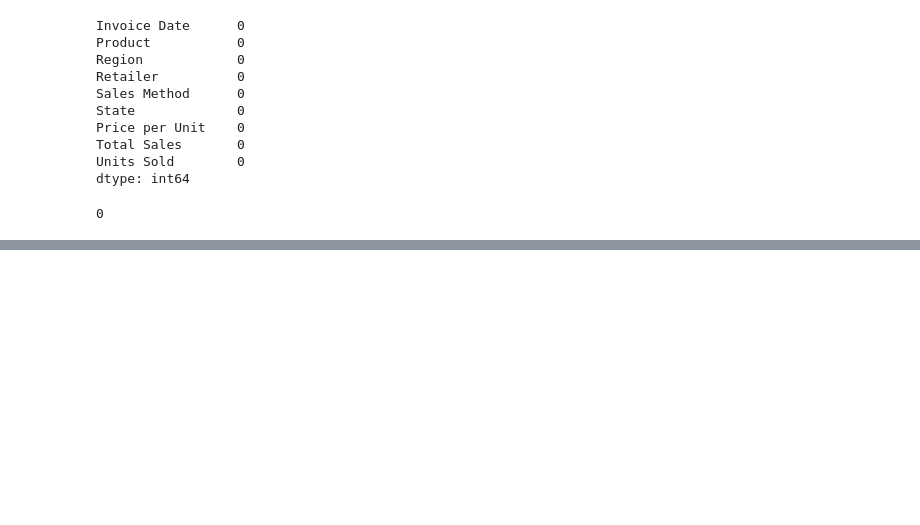
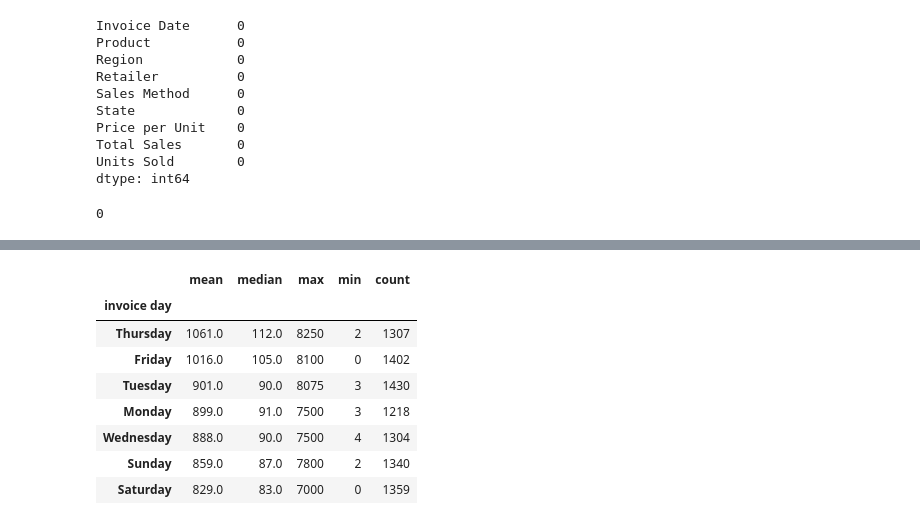
Before and after one commit to aruncb2/NIKE, a Jupyter notebook: nike_project.ipynb, the cells around one changed output, grey strips where cells are left out. Cells and saved outputs as stored; diff of their text form; code cells hidden in the pictures; blank space fills up the shorter version.

```diff
--- a/nike_project.ipynb
+++ b/nike_project.ipynb
@@ -63,0 +192,12 @@ for i in df:
+# %%
+df.groupby("invoice day")['Total Sales'].agg(['mean','median','max','min','count']).round().sort_values("mean",ascending=False)
+# %% [output]
+|  | mean | median | max | min | count |
+| invoice day |  |  |  |  |  |
+| Thursday | 1061.0 | 112.0 | 8250 | 2 | 1307 |
+| Friday | 1016.0 | 105.0 | 8100 | 0 | 1402 |
+| Tuesday | 901.0 | 90.0 | 8075 | 3 | 1430 |
+| Monday | 899.0 | 91.0 | 7500 | 3 | 1218 |
+| Wednesday | 888.0 | 90.0 | 7500 | 4 | 1304 |
+| Sunday | 859.0 | 87.0 | 7800 | 2 | 1340 |
+| Saturday | 829.0 | 83.0 | 7000 | 0 | 1359 |
```
Also changed, not shown: parts of 17 cells of this notebook.
